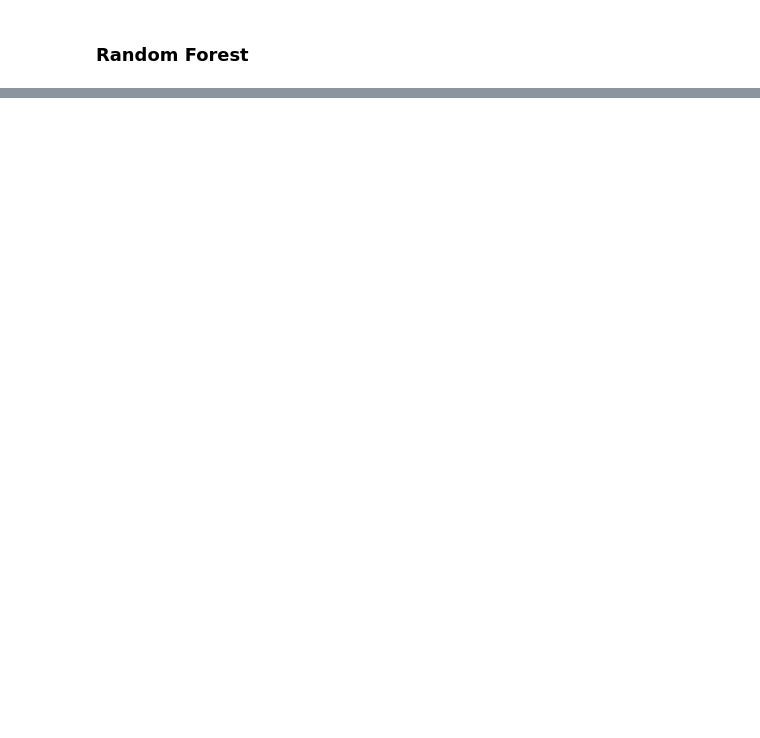
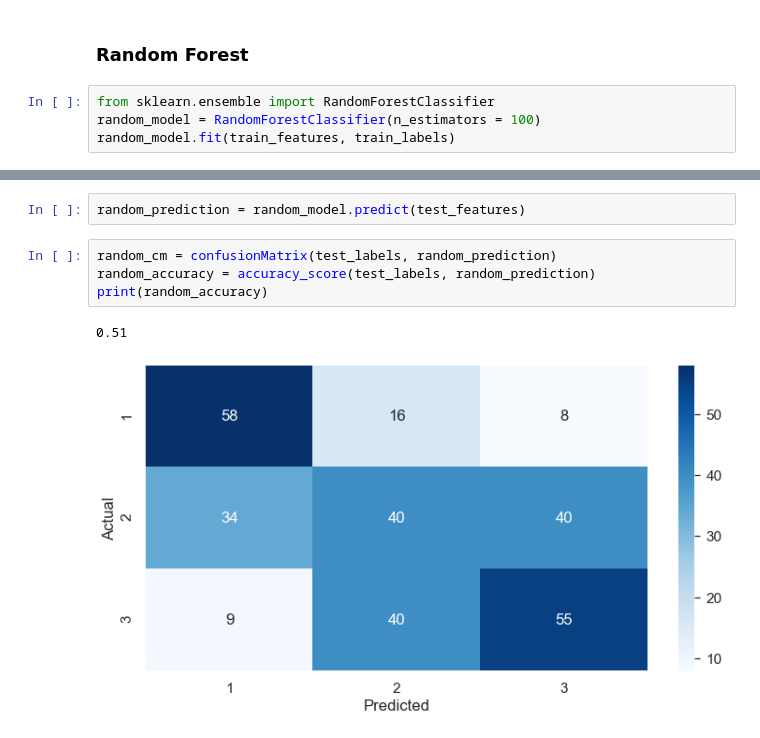
Before and after one commit to belulali/earthquake, a Jupyter notebook: SVM - Earthquake.ipynb, the cells around one changed output, grey strips where cells are left out. Drawn from its saved outputs; the diff is of its cells as text; blank space fills up the shorter version.

```diff
--- a/SVM - Earthquake.ipynb
+++ b/SVM - Earthquake.ipynb
@@ -110,2 +109,6 @@ print(accuracy)
 # %% [markdown]
 ### Random Forest
+# %%
+from sklearn.ensemble import RandomForestClassifier
+random_model = RandomForestClassifier(n_estimators = 100)
+random_model.fit(train_features, train_labels)
@@ -111,0 +124,9 @@ print(accuracy)
+# %%
+random_prediction = random_model.predict(test_features)
+# %%
+random_cm = confusionMatrix(test_labels, random_prediction)
+random_accuracy = accuracy_score(test_labels, random_prediction)
+print(random_accuracy)
+# %% [output]
+0.51
+[figure, added]
```
Also changed, not shown: parts of 5 cells of this notebook.
